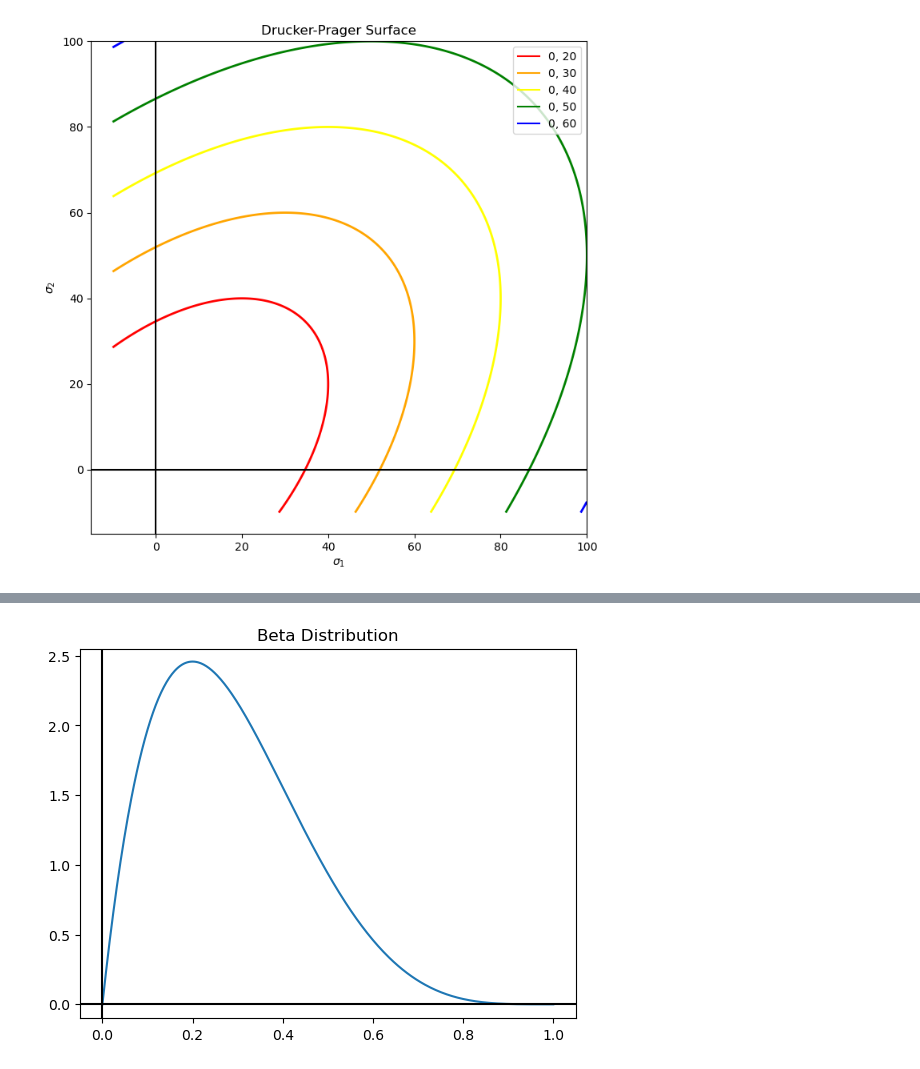
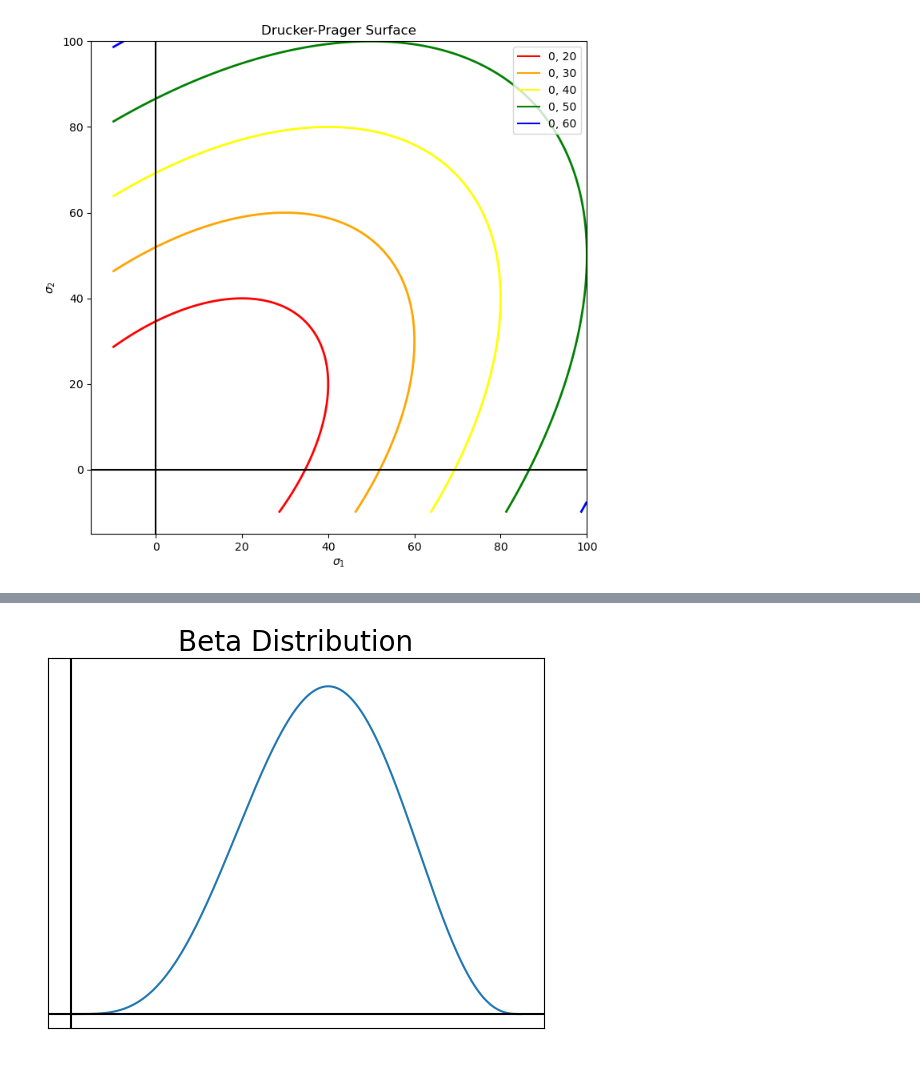
Before and after one commit to abon11/Graphene_Strength_Surface, a Jupyter notebook: sandbox.ipynb, the cells around one changed output, grey strips where cells are left out. Drawn from its saved outputs; the diff is of its cells as text; code cells hidden in the pictures.

```diff
--- a/sandbox.ipynb
+++ b/sandbox.ipynb
@@ -175,29 +240,31 @@ plt.tight_layout()
 # %%
 import numpy as np
 import matplotlib.pyplot as plt
 from scipy.stats import beta
 
 # Parameters for the beta distribution
-a, b = 2, 5  # you can change these to any positive values
+a, b = 5, 4  # you can change these to any positive values
 
 # Create x values from 0 to 1
 x = np.linspace(0, 1, 500)
 y = beta.pdf(x, a, b)
 
 # Plot
 plt.plot(x, y, label=f'Beta({a}, {b})')
 plt.plot([-1, 2], [0, 0], color='black')
 plt.plot([0, 0], [-1, 3], color='black')
 
 plt.xlim([-0.05, 1.05])
 plt.ylim([-0.1, 2.55])
 
+plt.xticks([])
+plt.yticks([])
 
-plt.title('Beta Distribution')
+plt.title('Beta Distribution', fontsize=20)
 
 plt.show()
 # %% [output]
-[figure, old version]
+[figure, new version]
 # %%
 import numpy as np
 import matplotlib.pyplot as plt
```
Also changed, not shown: parts of 8 cells of this notebook, 3 other files.
